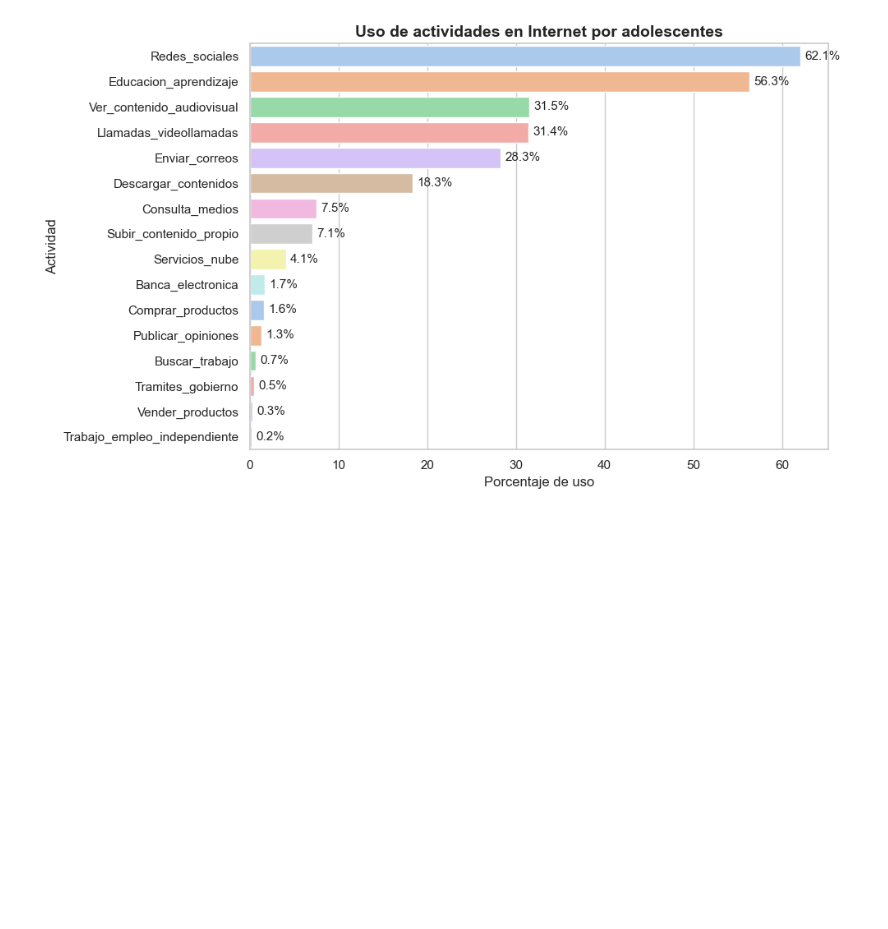
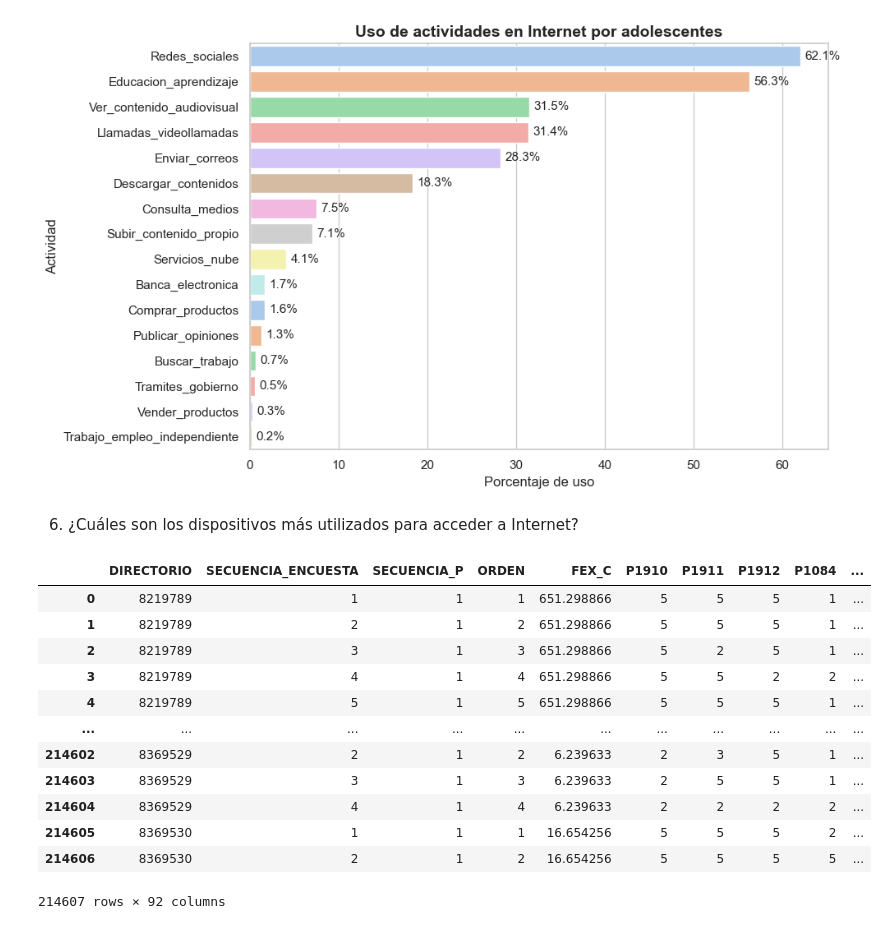
Before and after one commit to Alejagc0217/bc_brechadigitalcolombia, a Jupyter notebook: preguntas_proyecto.ipynb, the cells around one changed output. Drawn from its saved outputs; the diff is of its cells as text; code cells hidden in the pictures; blank space fills up the shorter version.

```diff
--- a/preguntas_proyecto.ipynb
+++ b/preguntas_proyecto.ipynb
@@ -124,7 +124,7 @@ df_v1.head()
 import pandas as pd
 
 # Definir ruta base de tu carpeta
-ruta_base = r"C:\bc_brechadigitalcolombia\datos"
+ruta_base = r"C:\Users\Asus\Documents\bc_brechadigitalcolombia\datos"
 
 # 1. Cargar df_v1 con solo las columnas requeridas
 df_v1 = pd.read_csv(
@@ -1379,3 +1368,21 @@ Passing `palette` without assigning `hue` is deprecated and will be removed in v
 
   ax = sns.barplot(
 [figure]
+# %% [markdown]
+6. ¿Cuáles son los dispositivos más utilizados para acceder a Internet?
+# %%
+df_p3
+# %% [output]
+|  | DIRECTORIO | SECUENCIA_ENCUESTA | SECUENCIA_P | ORDEN | FEX_C | P1910 | P1911 | P1912 | P1084 | ... |
+| 0 | 8219789 | 1 | 1 | 1 | 651.298866 | 5 | 5 | 5 | 1 | ... |
+| 1 | 8219789 | 2 | 1 | 2 | 651.298866 | 5 | 5 | 5 | 1 | ... |
+| 2 | 8219789 | 3 | 1 | 3 | 651.298866 | 5 | 2 | 5 | 1 | ... |
+| 3 | 8219789 | 4 | 1 | 4 | 651.298866 | 5 | 5 | 2 | 2 | ... |
+| 4 | 8219789 | 5 | 1 | 5 | 651.298866 | 5 | 5 | 5 | 1 | ... |
+| ... | ... | ... | ... | ... | ... | ... | ... | ... | ... | ... |
+| 214602 | 8369529 | 2 | 1 | 2 | 6.239633 | 2 | 3 | 5 | 1 | ... |
+| 214603 | 8369529 | 3 | 1 | 3 | 6.239633 | 2 | 5 | 5 | 1 | ... |
+| 214604 | 8369529 | 4 | 1 | 4 | 6.239633 | 2 | 2 | 2 | 2 | ... |
+| 214605 | 8369530 | 1 | 1 | 1 | 16.654256 | 5 | 5 | 5 | 2 | ... |
+| 214606 | 8369530 | 2 | 1 | 2 | 16.654256 | 5 | 5 | 5 | 5 | ... |
+214607 rows × 92 columns
```
Also changed, not shown: parts of 2 cells of this notebook.
